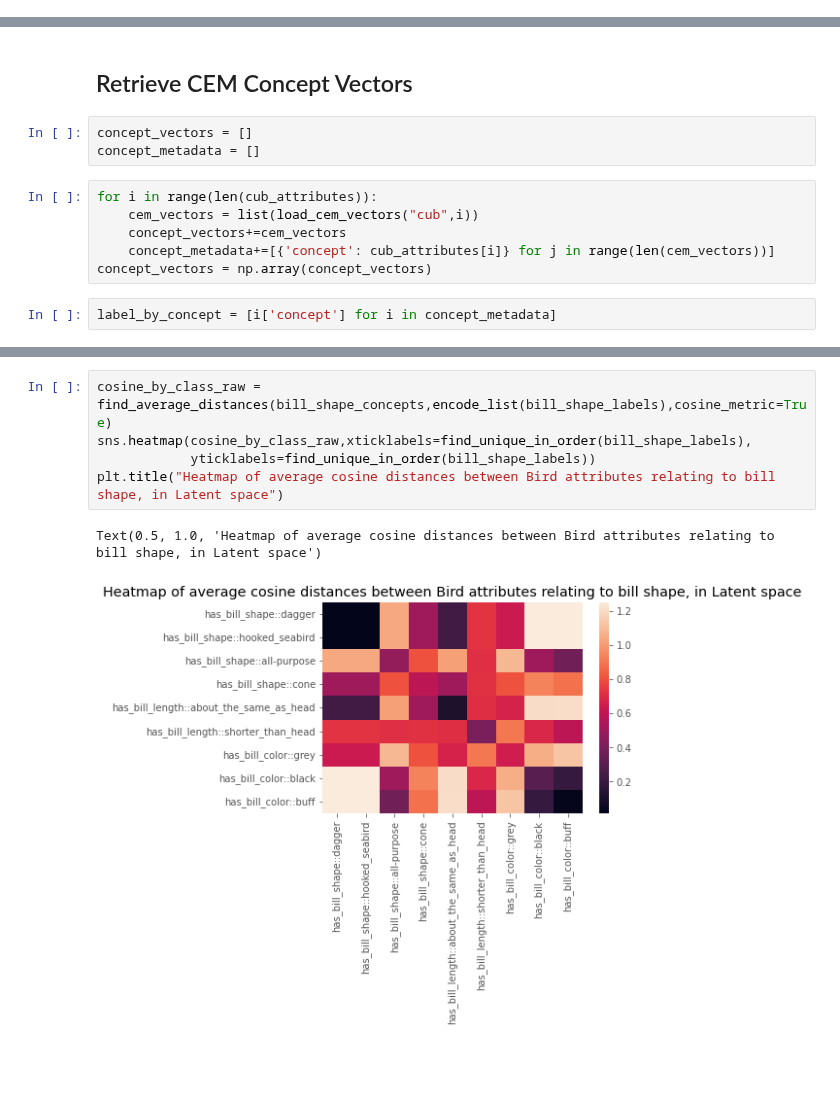
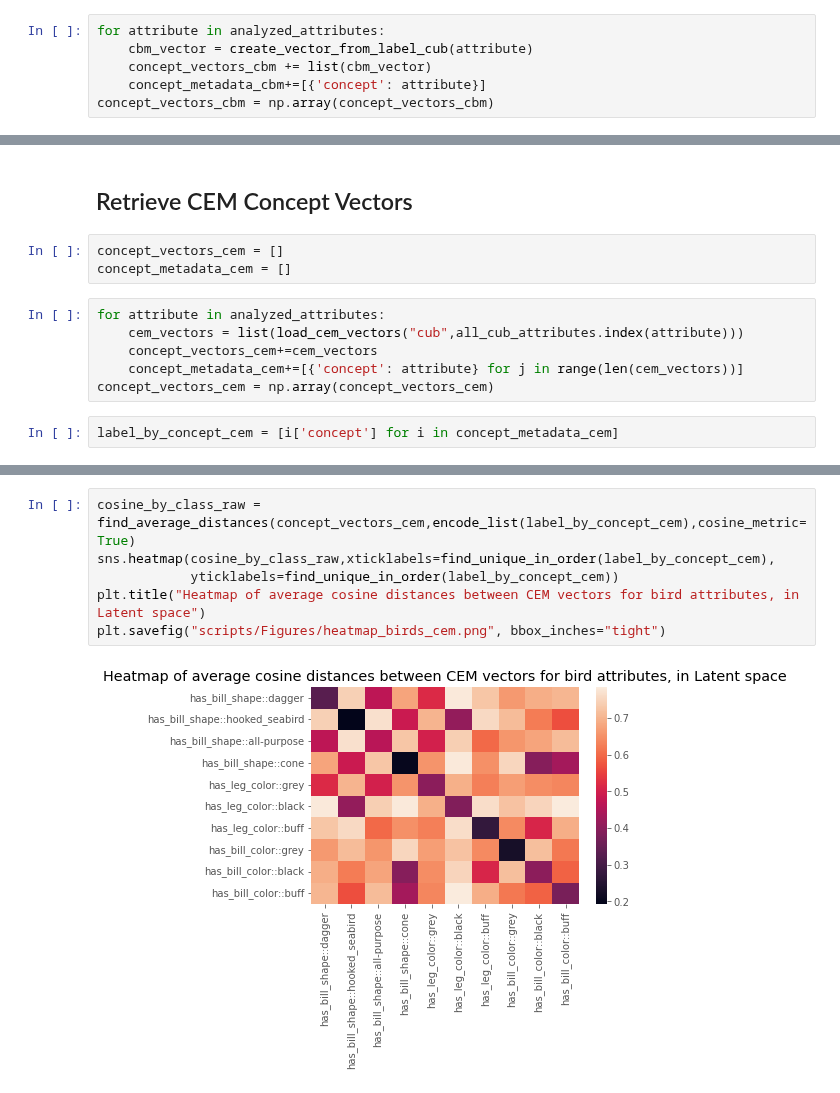
Before and after one commit to naveenr414/Concept-Learning, a Jupyter notebook: scripts/Concept Exploration Birds.ipynb, the cells around one changed output, grey strips where cells are left out. Cells and saved outputs as stored; diff of their text form; blank space fills up the shorter version.

```diff
--- a/scripts/Concept Exploration Birds.ipynb
+++ b/scripts/Concept Exploration Birds.ipynb
@@ -21,0 +57,6 @@ cub_attributes = get_cub_attributes()
+# %%
+for attribute in analyzed_attributes:
+    cbm_vector = create_vector_from_label_cub(attribute)
+    concept_vectors_cbm += list(cbm_vector)
+    concept_metadata_cbm+=[{'concept': attribute}]
+concept_vectors_cbm = np.array(concept_vectors_cbm)
@@ -22,13 +69,13 @@ cub_attributes = get_cub_attributes()
 # %% [markdown]
 ## Retrieve CEM Concept Vectors
 # %%
-concept_vectors = []
-concept_metadata = []
+concept_vectors_cem = []
+concept_metadata_cem = []
 # %%
-for i in range(len(cub_attributes)):
-    cem_vectors = list(load_cem_vectors("cub",i))
-    concept_vectors+=cem_vectors
-    concept_metadata+=[{'concept': cub_attributes[i]} for j in range(len(cem_vectors))]
-concept_vectors = np.array(concept_vectors)
+for attribute in analyzed_attributes:
+    cem_vectors = list(load_cem_vectors("cub",all_cub_attributes.index(attribute)))
+    concept_vectors_cem+=cem_vectors
+    concept_metadata_cem+=[{'concept': attribute} for j in range(len(cem_vectors))]
+concept_vectors_cem = np.array(concept_vectors_cem)
 # %%
-label_by_concept = [i['concept'] for i in concept_metadata]
+label_by_concept_cem = [i['concept'] for i in concept_metadata_cem]
@@ -50,8 +131,8 @@ bill_shape_concepts, bill_shape_labels = filter_data_labels(concept_vectors,labe
 # %%
-cosine_by_class_raw = find_average_distances(bill_shape_concepts,encode_list(bill_shape_labels),cosine_metric=True)
-sns.heatmap(cosine_by_class_raw,xticklabels=find_unique_in_order(bill_shape_labels),
-            yticklabels=find_unique_in_order(bill_shape_labels))
-plt.title("Heatmap of average cosine distances between Bird attributes relating to bill shape, in Latent space")
+cosine_by_class_raw = find_average_distances(concept_vectors_cem,encode_list(label_by_concept_cem),cosine_metric=True)
+sns.heatmap(cosine_by_class_raw,xticklabels=find_unique_in_order(label_by_concept_cem),
+            yticklabels=find_unique_in_order(label_by_concept_cem))
+plt.title("Heatmap of average cosine distances between CEM vectors for bird attributes, in Latent space")
+plt.savefig("scripts/Figures/heatmap_birds_cem.png", bbox_inches="tight")
 # %% [output]
-Text(0.5, 1.0, 'Heatmap of average cosine distances between Bird attributes relating to bill shape, in Latent space')
-[figure, old version]
+[figure, new version]
```
Also changed, not shown: parts of 22 cells of this notebook, 3 other files.
